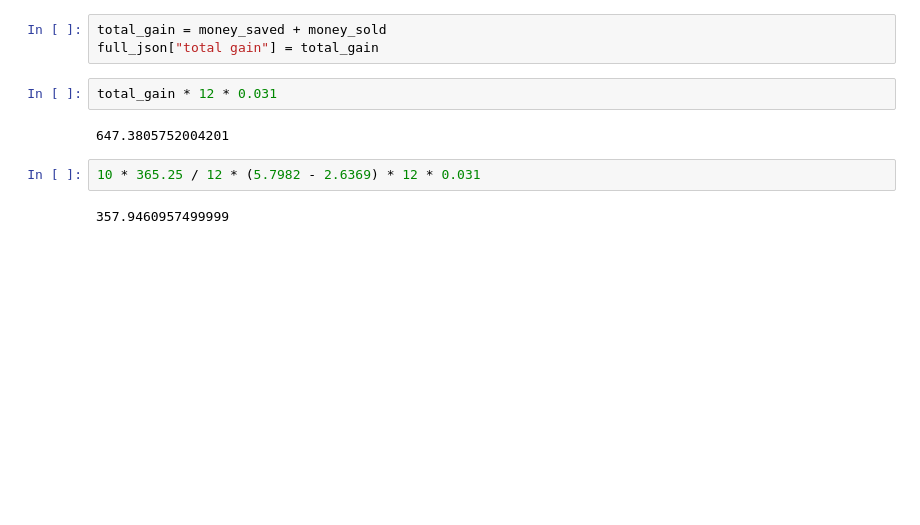
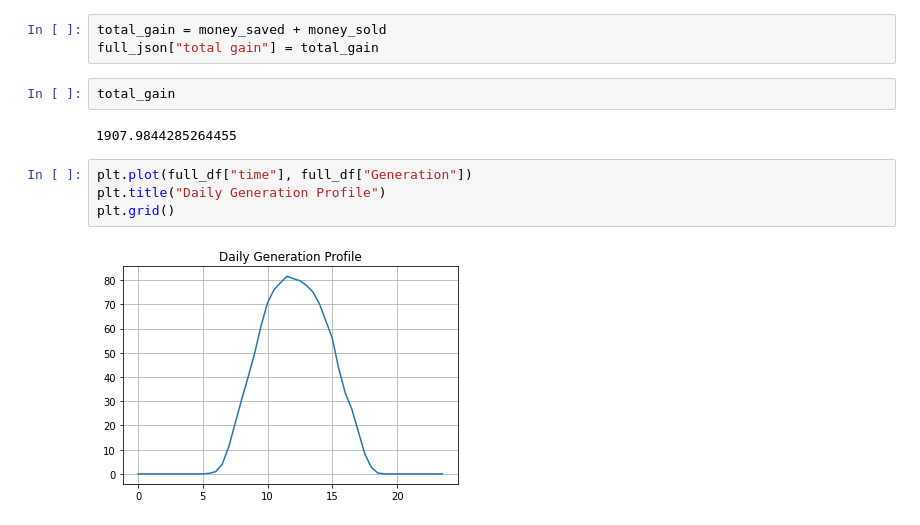
Before and after one commit to AndyBestIsBored/ThaiSolarROICalculation, a Jupyter notebook: calculation.ipynb, the cells around one changed output. Drawn from its saved outputs; the diff is of its cells as text; blank space fills up the shorter version.

```diff
--- a/calculation.ipynb
+++ b/calculation.ipynb
@@ -365,11 +287,13 @@ full_json["money sold"] = money_sold
 # %%
 total_gain = money_saved + money_sold
 full_json["total gain"] = total_gain
-# %%
-total_gain * 12 * 0.031
-# %% [output]
-647.3805752004201
-# %%
-10 * 365.25 / 12 * (5.7982 - 2.6369) * 12 * 0.031
-# %% [output]
-357.9460957499999
+# %%
+total_gain
+# %% [output]
+1907.9844285264455
+# %%
+plt.plot(full_df["time"], full_df["Generation"])
+plt.title("Daily Generation Profile")
+plt.grid()
+# %% [output]
+[figure, added]
```
Also changed, not shown: parts of 13 cells of this notebook.
